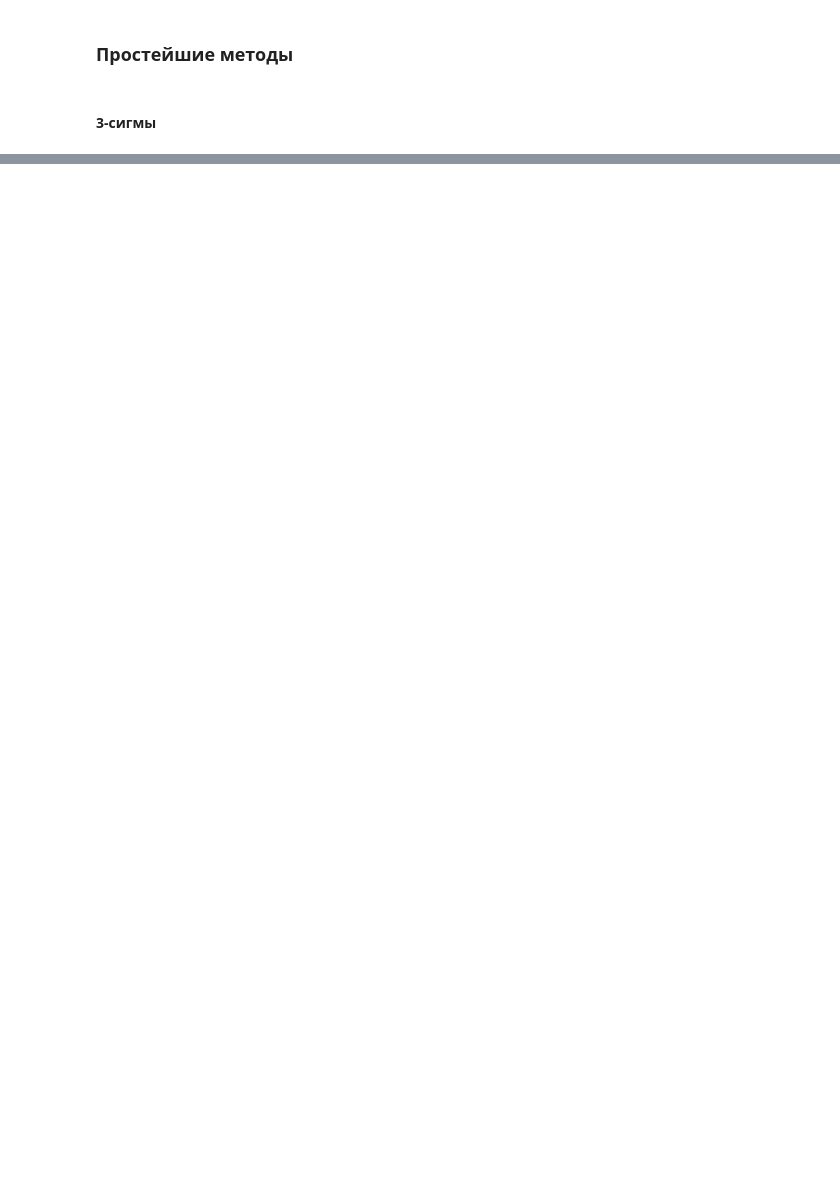
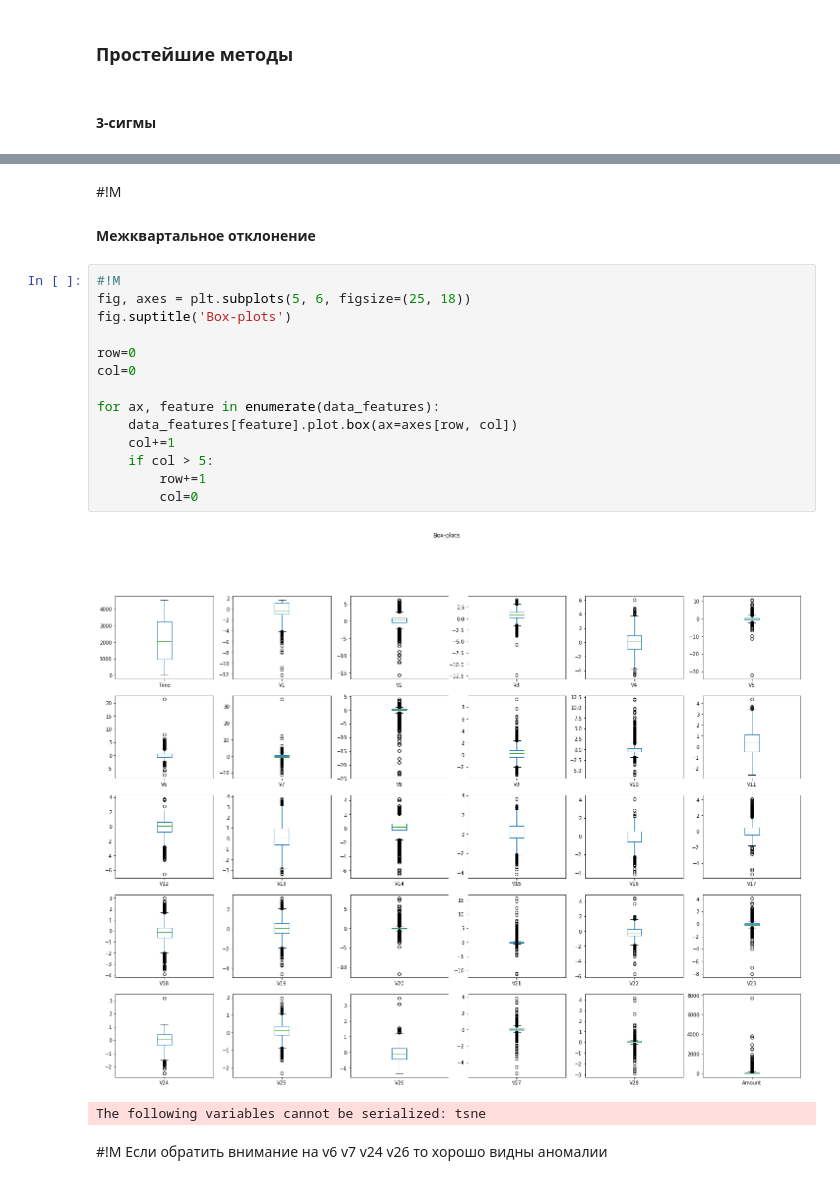
Before and after one commit to bobonYa/otus_anomaly, a Jupyter notebook: Homework.ipynb, the cells around one changed output, grey strips where cells are left out. Cells and saved outputs as stored; diff of their text form; blank space fills up the shorter version.

```diff
--- a/Homework.ipynb
+++ b/Homework.ipynb
@@ -253,0 +338,23 @@ anomalies_report(std_outliers)
+# %% [markdown]
+#!M
+#### Межквартальное отклонение
+# %%
+#!M
+fig, axes = plt.subplots(5, 6, figsize=(25, 18))
+fig.suptitle('Box-plots')
+
+row=0
+col=0
+
+for ax, feature in enumerate(data_features):
+    data_features[feature].plot.box(ax=axes[row, col])
+    col+=1
+    if col > 5:
+        row+=1
+        col=0
+# %% [output]
+[figure, added]
+The following variables cannot be serialized: tsne
+# %% [markdown]
+#!M
+Если обратить внимание на v6 v7 v24 v26 то хорошо видны аномалии
```
Also changed, not shown: parts of 45 cells of this notebook, 1 other file.
